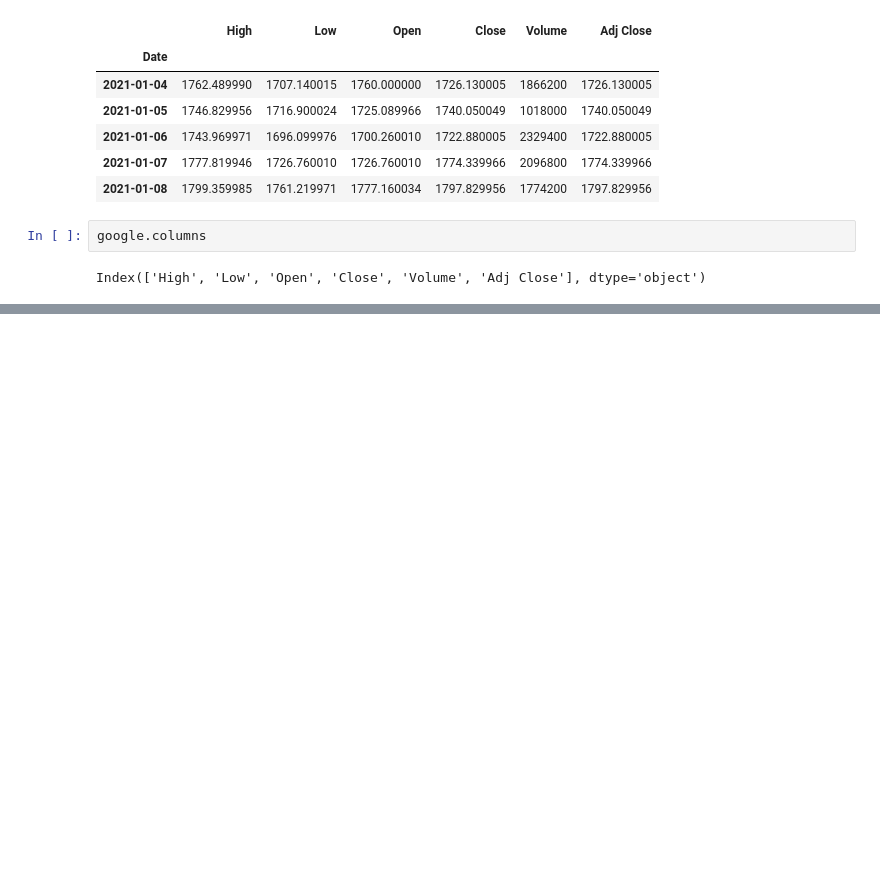
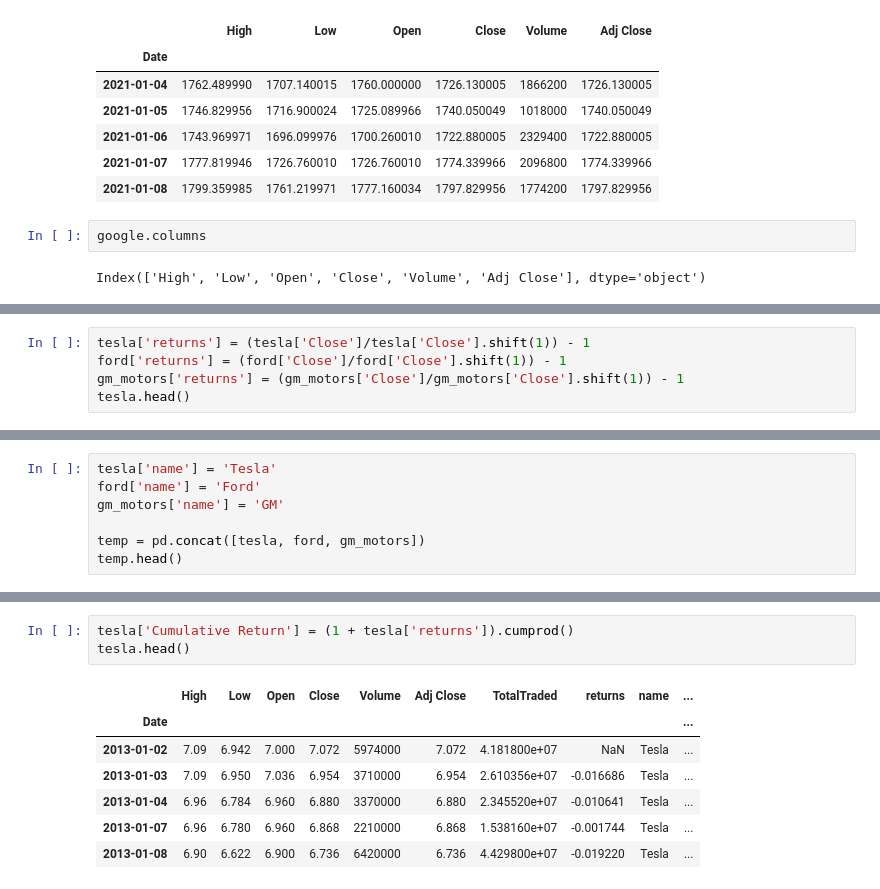
Before and after one commit to ELITA04/StockPriceAnalysis, a Jupyter notebook: StockMarketAnalysis.ipynb, the cells around one changed output, grey strips where cells are left out. Cells and saved outputs as stored; diff of their text form; blank space fills up the shorter version.

```diff
--- a/StockMarketAnalysis.ipynb
+++ b/StockMarketAnalysis.ipynb
@@ -48,0 +183,5 @@ fig.show()
+# %%
+tesla['returns'] = (tesla['Close']/tesla['Close'].shift(1)) - 1
+ford['returns'] = (ford['Close']/ford['Close'].shift(1)) - 1
+gm_motors['returns'] = (gm_motors['Close']/gm_motors['Close'].shift(1)) - 1
+tesla.head()
@@ -48,0 +196,7 @@ fig.show()
+# %%
+tesla['name'] = 'Tesla'
+ford['name'] = 'Ford'
+gm_motors['name'] = 'GM'
+
+temp = pd.concat([tesla, ford, gm_motors])
+temp.head()
@@ -48,0 +234,11 @@ fig.show()
+# %%
+tesla['Cumulative Return'] = (1 + tesla['returns']).cumprod()
+tesla.head()
+# %% [output]
+|  | High | Low | Open | Close | Volume | Adj Close | TotalTraded | returns | name | ... |
+| Date |  |  |  |  |  |  |  |  |  | ... |
+| 2013-01-02 | 7.09 | 6.942 | 7.000 | 7.072 | 5974000 | 7.072 | 4.181800e+07 | NaN | Tesla | ... |
+| 2013-01-03 | 7.09 | 6.950 | 7.036 | 6.954 | 3710000 | 6.954 | 2.610356e+07 | -0.016686 | Tesla | ... |
+| 2013-01-04 | 6.96 | 6.784 | 6.960 | 6.880 | 3370000 | 6.880 | 2.345520e+07 | -0.010641 | Tesla | ... |
+| 2013-01-07 | 6.96 | 6.780 | 6.960 | 6.868 | 2210000 | 6.868 | 1.538160e+07 | -0.001744 | Tesla | ... |
+| 2013-01-08 | 6.90 | 6.622 | 6.900 | 6.736 | 6420000 | 6.736 | 4.429800e+07 | -0.019220 | Tesla | ... |
```
Also changed, not shown: parts of 32 cells of this notebook.
